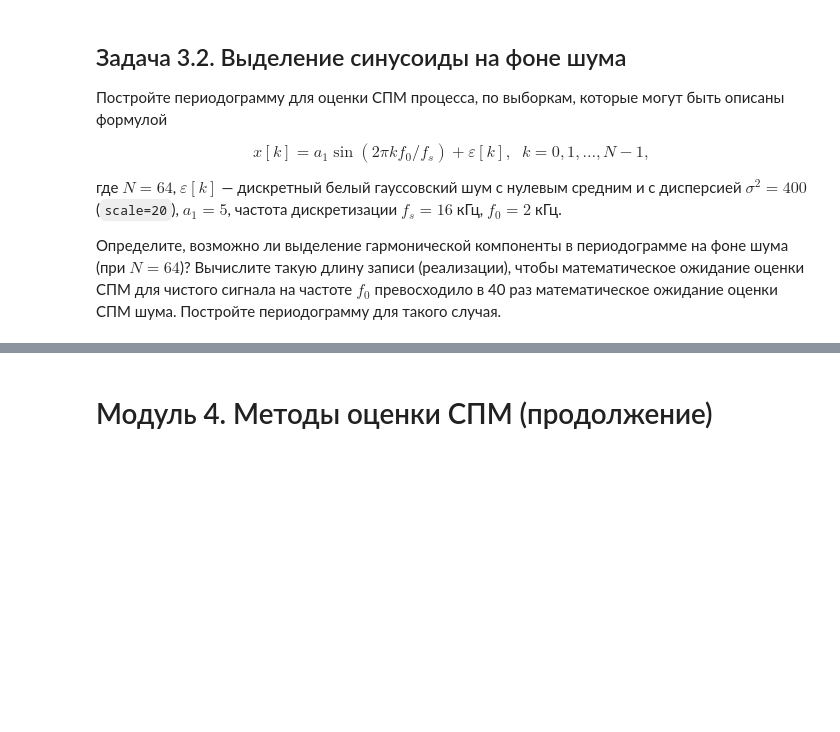
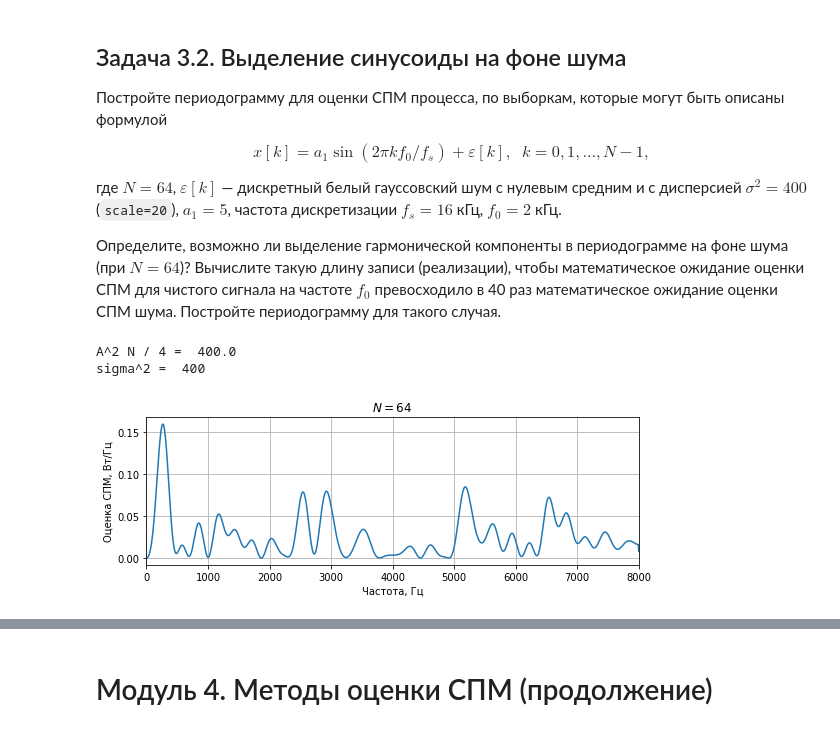
Before and after one commit to derzhavin3016/DSP-labs, a Jupyter notebook: lab5/dsp_lab5.ipynb, the cells around one changed output, grey strips where cells are left out. Cells and saved outputs as stored; diff of their text form; code cells hidden in the pictures; blank space fills up the shorter version.

```diff
--- a/lab5/dsp_lab5.ipynb
+++ b/lab5/dsp_lab5.ipynb
@@ -140,3 +178,31 @@ $$x[k]=a_1 \sin(2\pi k f_0 /f_s) + \varepsilon[k], \;\; k=0, 1, \dots, N-1,$$
 где $N=64$, $\varepsilon[k]$ — дискретный белый гауссовский шум c нулевым средним и с дисперсией $\sigma^2=400$ (`scale=20`), $a_1=5$, частота дискретизации  $f_s=16$ кГц, $f_0=2$ кГц.
 
 Определите, возможно ли выделение гармонической компоненты в периодограмме на фоне шума (при $N=64$)? Вычислите такую длину записи (реализации), чтобы математическое ожидание оценки СПМ для чистого сигнала на частоте $f_0$ превосходило в 40 раз  математическое ожидание оценки СПМ шума. Постройте периодограмму для такого случая.
+# %%
+N = 64
+k = np.arange(N)
+A = 5
+fs = 16_000
+f1 = 2_000
+x = A * np.sin(2 * np.pi * k * f1 / fs) + np.random.normal(scale=20, size=N)
+
+print("A^2 N / 4 = ", A**2 * N / 4)
+print("sigma^2 = ", 400)
+
+f, Pxx_den = signal.periodogram(
+    x, fs=fs, window="boxcar", nfft=2**11, scaling="density"
+)
+plt.figure(figsize=[8, 3])
+plt.grid()
+plt.title("$N = %i$" % len(x))
+plt.plot(f, Pxx_den / 2, "-")
+plt.xlabel("Частота, Гц")
+plt.ylabel("Оценка СПМ, Bт/Гц")
+plt.xlim([0, fs / 2])
+plt.tight_layout()
+# plt.savefig('psd_3.svg')
+plt.show()
+# %% [output]
+A^2 N / 4 =  400.0
+sigma^2 =  400
+[figure, added]
```
Also changed, not shown: parts of 10 cells of this notebook.
